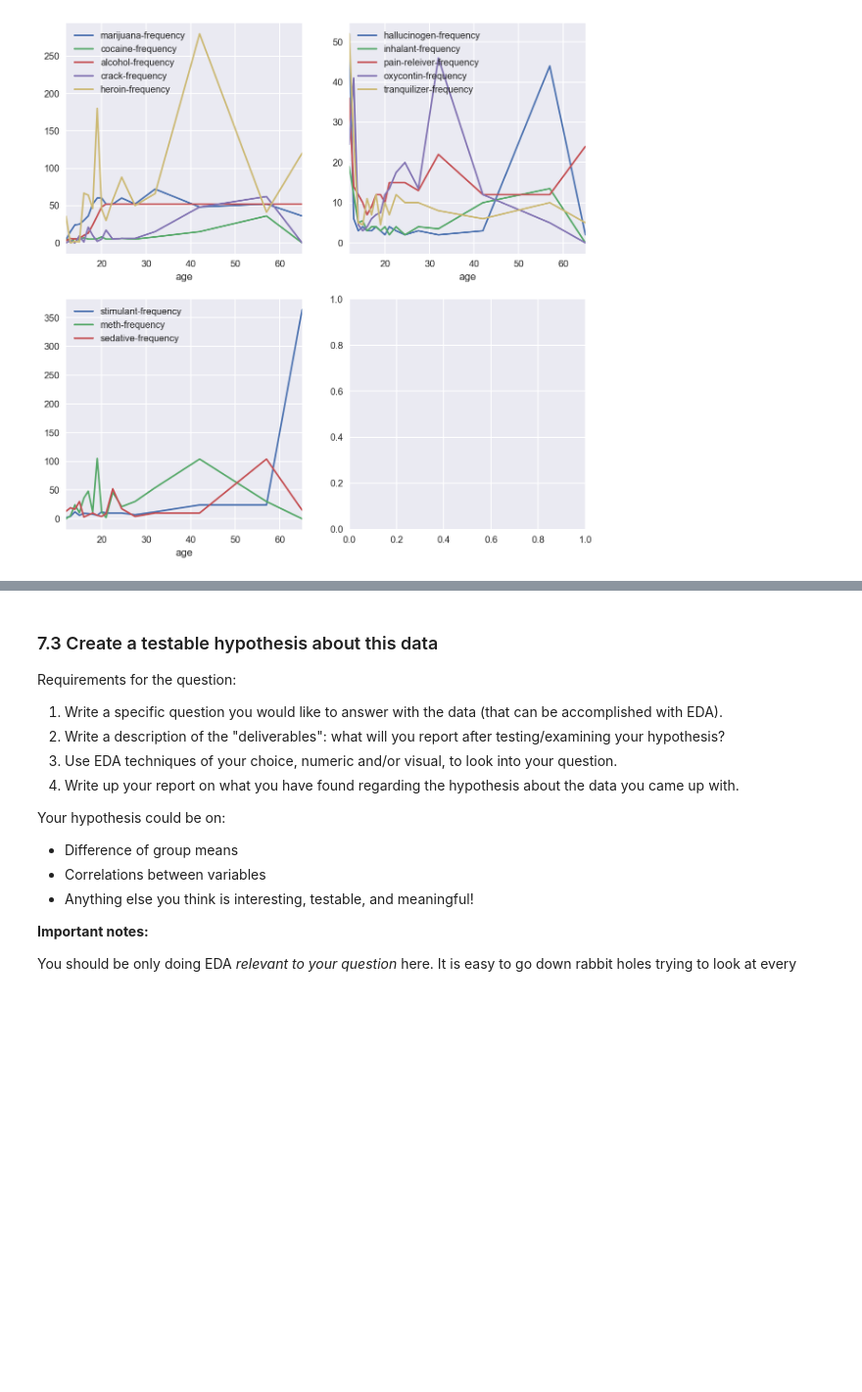
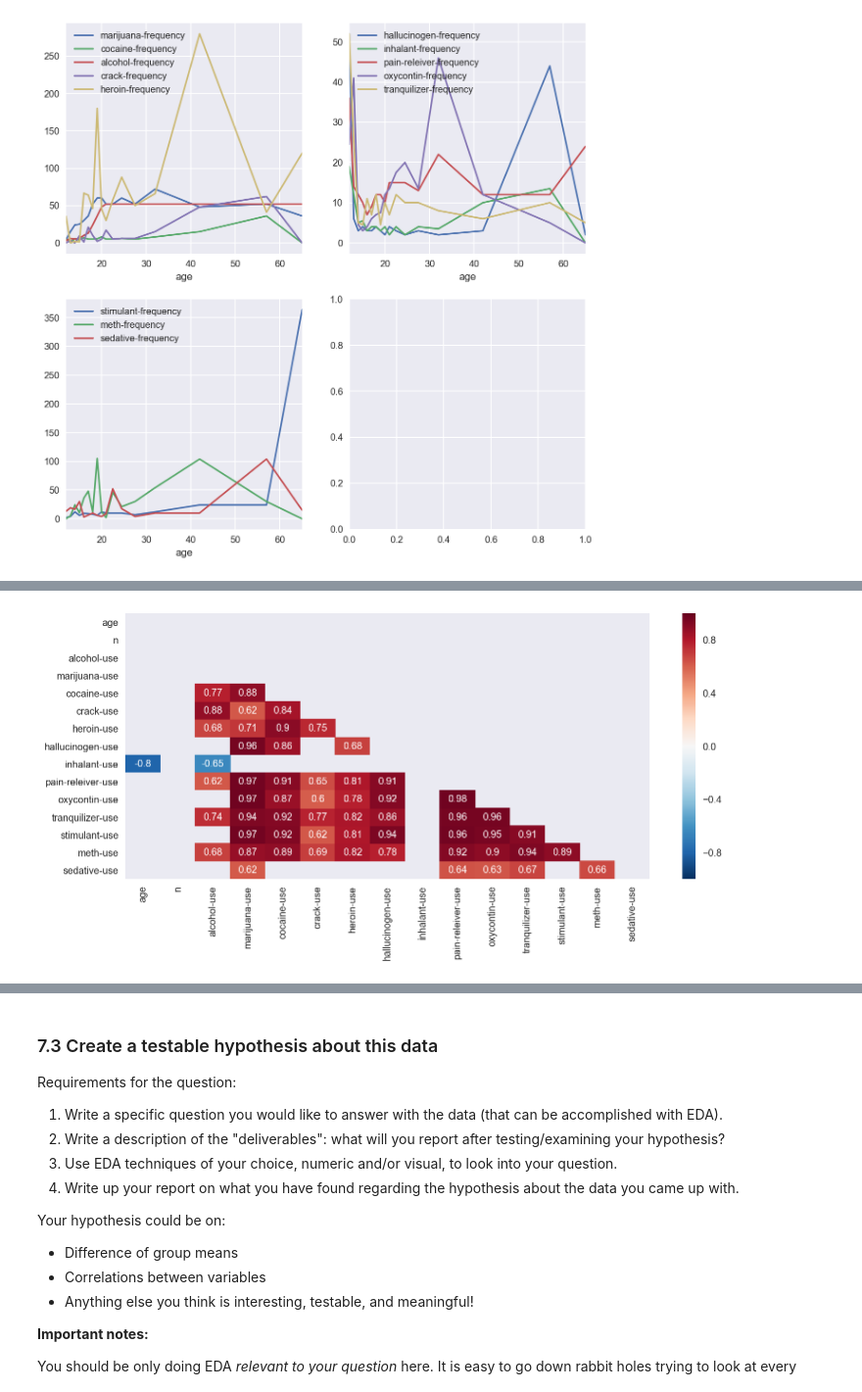
Before and after one commit to t-brewer/sats_and_drugs, a Jupyter notebook: project-02-v2-starter-code.ipynb, the cells around one changed output, grey strips where cells are left out. Shown at 98% size. Saved outputs shown, nothing was run; the diff lists cells and outputs as text; code cells hidden in the pictures; blank space fills up the shorter version.

```diff
--- a/project-02-v2-starter-code.ipynb
+++ b/project-02-v2-starter-code.ipynb
@@ -863,0 +889,8 @@ sns.regplot(alcohol)
+# %%
+drugs_use = df_drugs.copy()
+columns_to_drop = []
+for c in drugs_use.columns :
+    if "-frequency" in c:
+        drugs_use.drop(c, axis=1, inplace=True)
+
+drugs_use.head()
@@ -863,0 +916,12 @@ sns.regplot(alcohol)
+# %%
+corr_mat_use = drugs_use.corr()
+
+cut_off = 0.6
+mask = np.zeros_like(corr_mat_use, dtype=np.bool)
+mask[np.triu_indices_from(mask)] = True
+mask[(corr_mat_use <= cut_off) & (corr_mat_use >= -cut_off)] = True
+
+f, ax = plt.subplots(nrows=1, ncols=1, figsize=(12,5))
+ax = sns.heatmap(corr_mat_use, fmt='.2g', mask=mask, annot=True)
+# %% [output]
+[figure, added]
```
Also changed, not shown: parts of 15 cells of this notebook.
